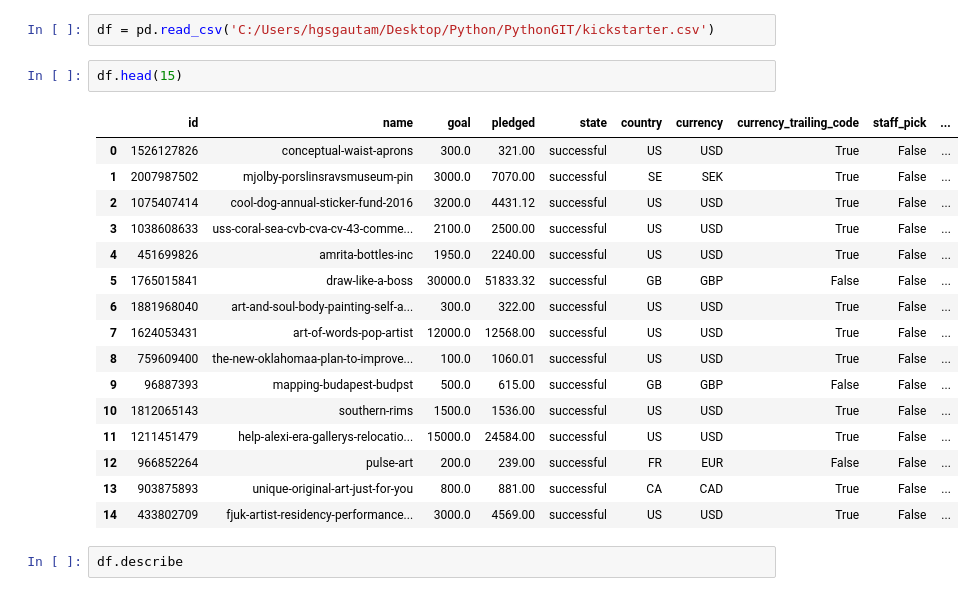
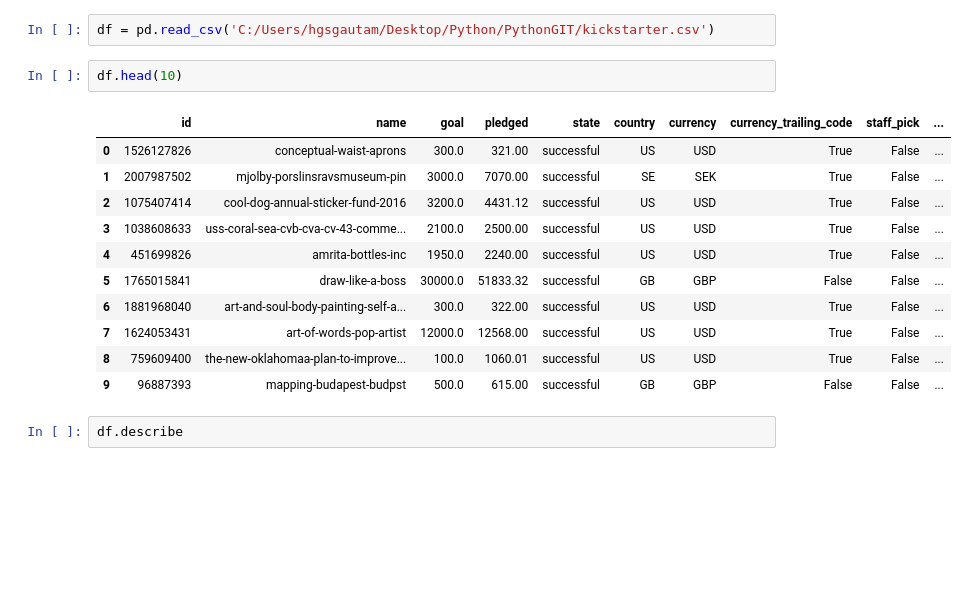
Before and after one commit to HarshitGautam/DataAnalytics, a Jupyter notebook: Kickstarters.ipynb, the cells around one changed output. Cells and saved outputs as stored; diff of their text form; blank space fills up the shorter version.

```diff
--- a/Kickstarters.ipynb
+++ b/Kickstarters.ipynb
@@ -8,24 +8,19 @@ import matplotlib.pyplot as plt
 # %%
 df = pd.read_csv('C:/Users/hgsgautam/Desktop/Python/PythonGIT/kickstarter.csv')
 # %%
-df.head(15)
+df.head(10)
 # %% [output]
 |  | id | name | goal | pledged | state | country | currency | currency_trailing_code | staff_pick | ... |
 | 0 | 1526127826 | conceptual-waist-aprons | 300.0 | 321.00 | successful | US | USD | True | False | ... |
 | 1 | 2007987502 | mjolby-porslinsravsmuseum-pin | 3000.0 | 7070.00 | successful | SE | SEK | True | False | ... |
 | 2 | 1075407414 | cool-dog-annual-sticker-fund-2016 | 3200.0 | 4431.12 | successful | US | USD | True | False | ... |
 | 3 | 1038608633 | uss-coral-sea-cvb-cva-cv-43-comme... | 2100.0 | 2500.00 | successful | US | USD | True | False | ... |
 | 4 | 451699826 | amrita-bottles-inc | 1950.0 | 2240.00 | successful | US | USD | True | False | ... |
 | 5 | 1765015841 | draw-like-a-boss | 30000.0 | 51833.32 | successful | GB | GBP | False | False | ... |
 | 6 | 1881968040 | art-and-soul-body-painting-self-a... | 300.0 | 322.00 | successful | US | USD | True | False | ... |
 | 7 | 1624053431 | art-of-words-pop-artist | 12000.0 | 12568.00 | successful | US | USD | True | False | ... |
 | 8 | 759609400 | the-new-oklahomaa-plan-to-improve... | 100.0 | 1060.01 | successful | US | USD | True | False | ... |
 | 9 | 96887393 | mapping-budapest-budpst | 500.0 | 615.00 | successful | GB | GBP | False | False | ... |
-| 10 | 1812065143 | southern-rims | 1500.0 | 1536.00 | successful | US | USD | True | False | ... |
-| 11 | 1211451479 | help-alexi-era-gallerys-relocatio... | 15000.0 | 24584.00 | successful | US | USD | True | False | ... |
-| 12 | 966852264 | pulse-art | 200.0 | 239.00 | successful | FR | EUR | False | False | ... |
-| 13 | 903875893 | unique-original-art-just-for-you | 800.0 | 881.00 | successful | CA | CAD | True | False | ... |
-| 14 | 433802709 | fjuk-artist-residency-performance... | 3000.0 | 4569.00 | successful | US | USD | True | False | ... |
 # %%
 df.describe
 # %% [output]
```
Also changed, not shown: parts of 15 cells of this notebook, 2 other files.
